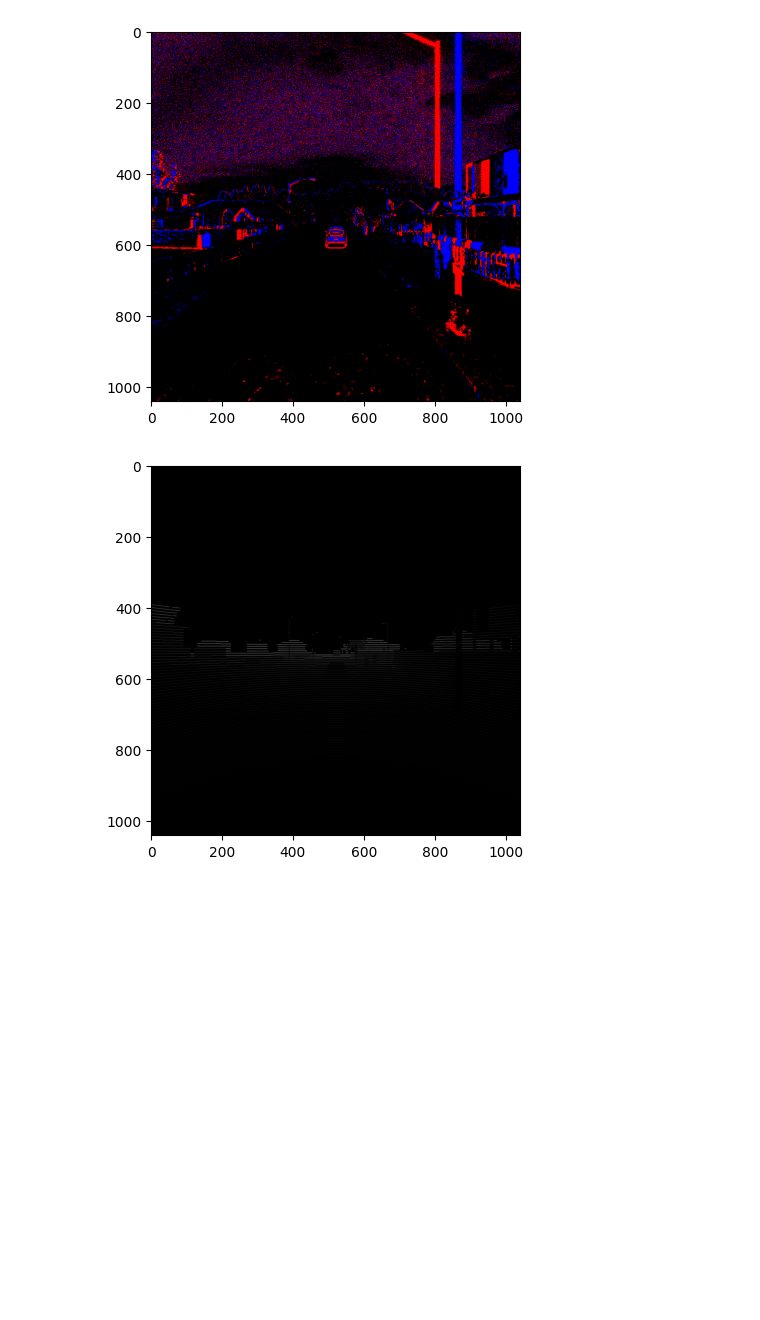
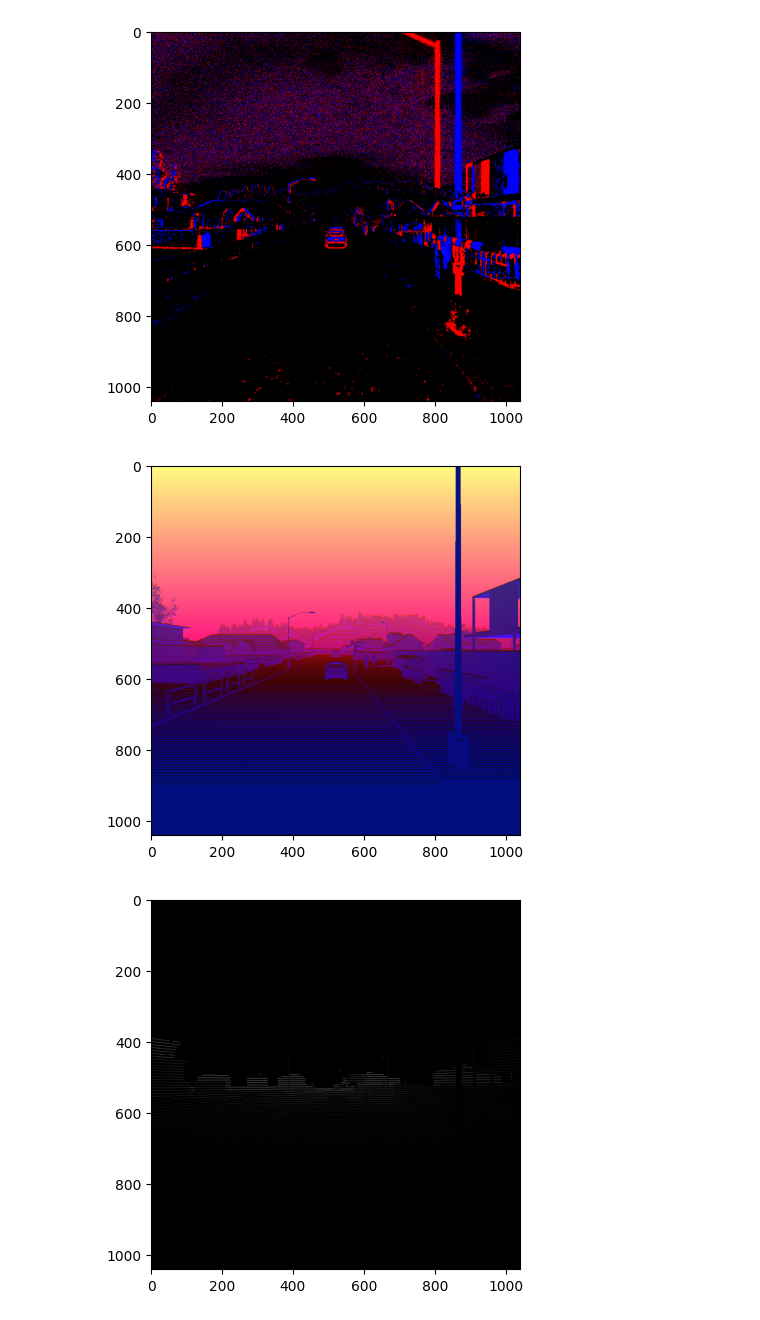
Before and after one commit to zerolinux5/StitchFusion, a Jupyter notebook: understand.ipynb, the cells around one changed output. Cells and saved outputs as stored; diff of their text form; code cells hidden in the pictures; blank space fills up the shorter version.

```diff
--- a/understand.ipynb
+++ b/understand.ipynb
@@ -49,6 +49,11 @@ plt.imshow(event.permute(1, 2, 0))
 plt.show()
 # %% [output]
 [figure]
+# %%
+plt.imshow(depth.permute(1, 2, 0))
+plt.show()
+# %% [output]
+[figure, added]
 # %%
 plt.imshow(lidar.permute(1, 2, 0))
 plt.show()
```
